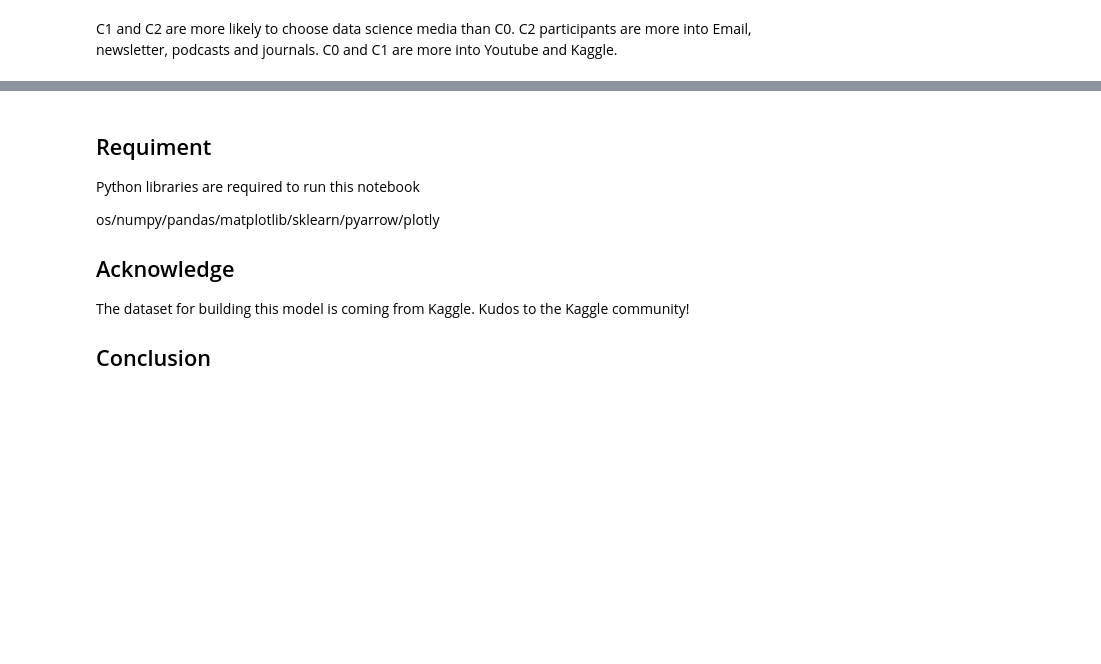
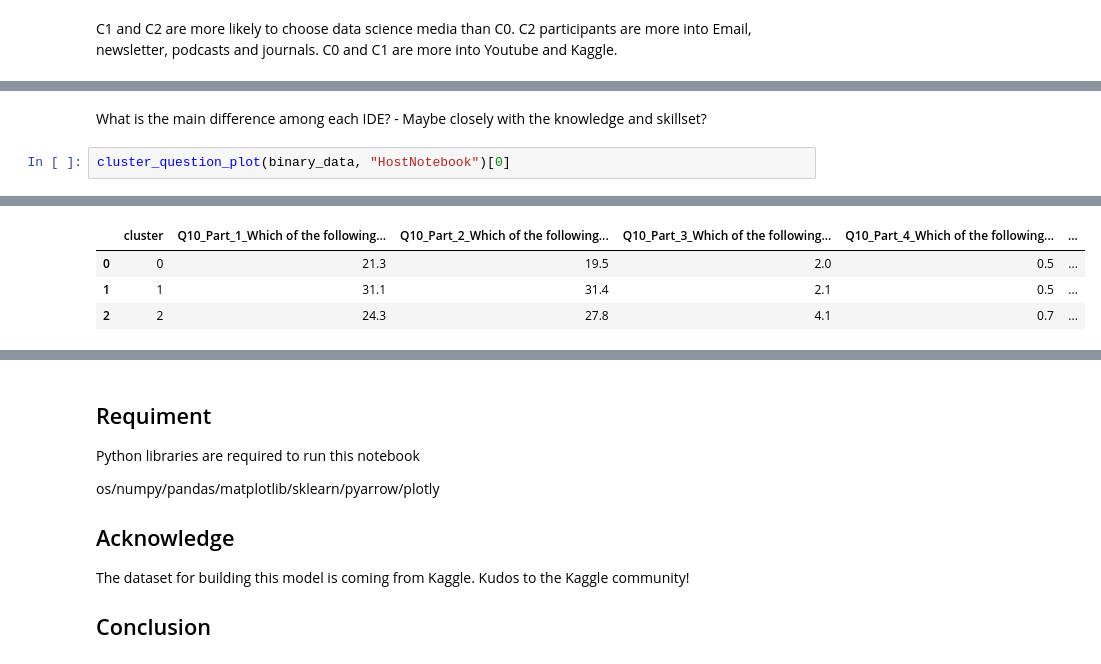
Before and after one commit to thecrossed/udacity_ds_nano_degree_capstone, a Jupyter notebook: udacity_ds_nano_degree_capstone.ipynb, the cells around one changed output, grey strips where cells are left out. Drawn from its saved outputs; the diff is of its cells as text; blank space fills up the shorter version.

```diff
--- a/udacity_ds_nano_degree_capstone.ipynb
+++ b/udacity_ds_nano_degree_capstone.ipynb
@@ -749,0 +758,5 @@ C1 and C2 are more likely to choose data science media than C0. C2 participants
+# %% [markdown]
+What is the main difference among each IDE? - Maybe closely with the knowledge and skillset?
+# %%
+cluster_question_plot(binary_data, "HostNotebook")[0]
+# %% [output]
@@ -749,0 +764,4 @@ C1 and C2 are more likely to choose data science media than C0. C2 participants
+|  | cluster | Q10_Part_1_Which of the following... | Q10_Part_2_Which of the following... | Q10_Part_3_Which of the following... | Q10_Part_4_Which of the following... | ... |
+| 0 | 0 | 21.3 | 19.5 | 2.0 | 0.5 | ... |
+| 1 | 1 | 31.1 | 31.4 | 2.1 | 0.5 | ... |
+| 2 | 2 | 24.3 | 27.8 | 4.1 | 0.7 | ... |
```
Also changed, not shown: parts of 23 cells of this notebook.
